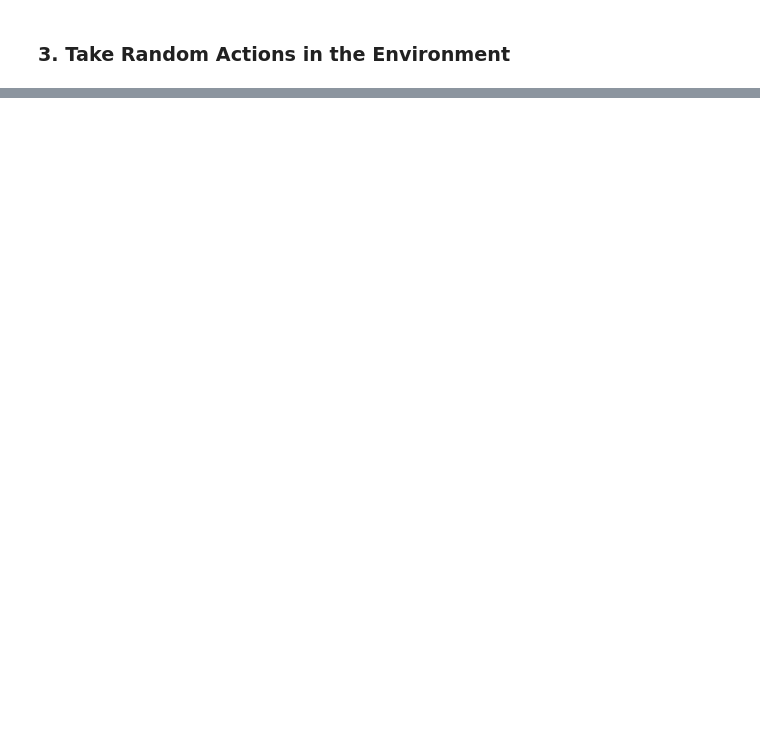
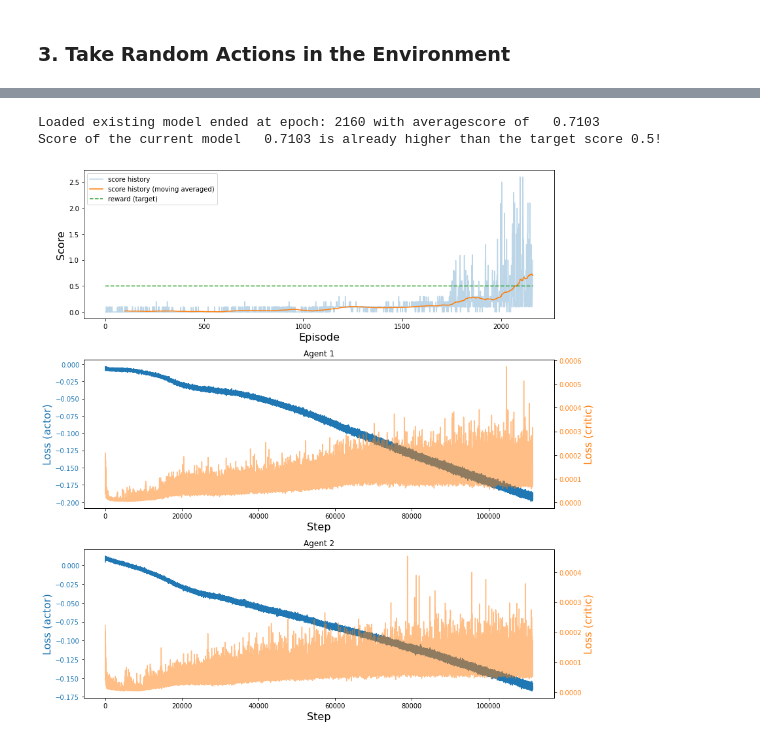
Before and after one commit to zhujun98/reinforcement-learning-with-unity, a Jupyter notebook: p3_collab_compet/Collab_Compet.ipynb, the cells around one changed output, grey strips where cells are left out. Saved outputs shown, nothing was run; the diff lists cells and outputs as text; code cells hidden in the pictures; blank space fills up the shorter version.

Commit message:
Implement MaDdpgAgent

```diff
--- a/p3_collab_compet/Collab_Compet.ipynb
+++ b/p3_collab_compet/Collab_Compet.ipynb
@@ -55,5 +71,5 @@ The observation space consists of 8 variables corresponding to the position and
 
 Run the code cell below to print some information about the environment.
 # %%
-brain_name, state_space, action_space = check_environment(env)
+brain_name, state_space, action_space, n_agents = check_environment(env, return_n_agents=True)
 brain_name
@@ -63,0 +156,38 @@ play(env, brain_name, continuous=True)
+# %%
+target_score = 0.5
+
+# initialize the agent
+agent = MaDdpgAgent(state_space, action_space, n_agents, (Actor, Critic), replay_memory_size=int(1e5),
+                    model_file="maddpg_checkpoint.pth")
+
+# train the agent with given hyperparameters (remove ./maddpg_checkpoint.pth to train a new model from scratch)
+scores, losses_actor, losses_critic = agent.train(env,
+    theta=1.0,  # Ornstein-Uhlenbeck process constant (note an episode is very short)
+    sigma=0.5,  # Ornstein-Uhlenbeck process constant
+    decay_rate=0.999,  # noise decay rate
+    tau=0.001,  # soft update rate of the target network
+    gamma=0.99,  # discount factor
+    learning_rate=(2e-4, 2e-4),  # learning rates of actor and critic models
+    weight_decay=(0e-6, 0e-5),  # L2 penalties of actor and critic models
+    batch_size=256,  # mini batch size
+    n_trainings_per_step=1,  # number of trainings per time step.
+    replay_start_size=5000, # required number of samples in the buffer before training starts
+    n_episodes=3000,
+    target_score=target_score,  # to check the long term stability of the training
+    continue_after_reaching_target=False,
+    save_frequency=500,
+    output_frequency=20)
+# %% [output]
+Loaded existing model ended at epoch: 2160 with averagescore of   0.7103
+Score of the current model   0.7103 is already higher than the target score 0.5!
+# %%
+fig, ax = plt.subplots(3, 1, figsize=(12, 12))
+plot_score_history(ax[0], scores, target_score)
+plot_losses(ax[1], losses_actor[0], 'Loss (actor)', losses_critic[0], 'Loss (critic)')
+ax[1].set_title("Agent 1")
+plot_losses(ax[2], losses_actor[1], 'Loss (actor)', losses_critic[1], 'Loss (critic)')
+ax[2].set_title("Agent 2")
+
+fig.tight_layout()
+# %% [output]
+[figure, added]
```
Also changed, not shown: parts of 11 cells of this notebook, 7 other files.
